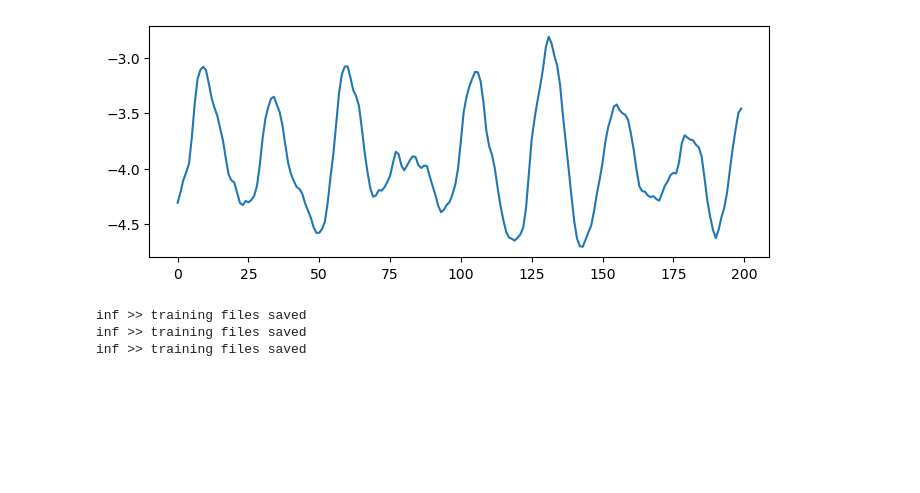
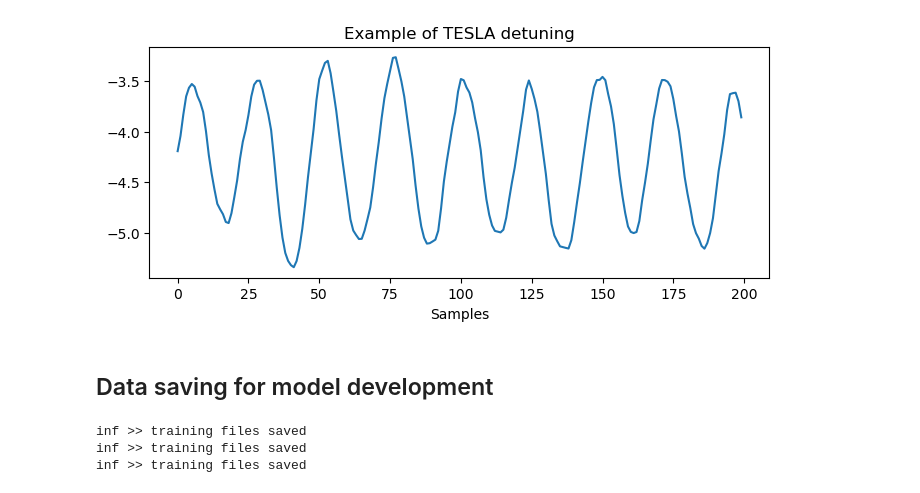
Before and after one commit to maalberg/kind, a Jupyter notebook: notebooks/baselines/01_baselines_tesla_data.ipynb, the cells around one changed output. Saved outputs shown, nothing was run; the diff lists cells and outputs as text; code cells hidden in the pictures; blank space fills up the shorter version.

Commit message:
add more oscillations to tesla data to better model stationary behavior

```diff
--- a/notebooks/baselines/01_baselines_tesla_data.ipynb
+++ b/notebooks/baselines/01_baselines_tesla_data.ipynb
@@ -45,59 +162,61 @@ plt.show()
 # %%
+# --! stationary snippets --!
 
-pos               = 400_100
-nsample           = 1_000
+pos               = 900_000
+nsample           = detuning_sim_nsample
 detuning_stat1    = rawdata[pos:pos+nsample, [1]]
 
-pos               = 626_200
-nsample           = 1_000
+pos               = 99_800
+nsample           = detuning_sim_nsample
 detuning_stat2    = rawdata[pos:pos+nsample, [1]]
 
-pos               = 700_200
-nsample           = 1_000
+pos               = 50_200
+nsample           = detuning_sim_nsample
 detuning_stat3    = rawdata[pos:pos+nsample, [1]]
 
-pos               = 709_800
-nsample           = 1_000
+pos               = 120_000
+nsample           = detuning_sim_nsample
 detuning_stat4    = rawdata[pos:pos+nsample, [1]]
 
-pos               = 100_000
-nsample           = 1_000
+pos               = 150_000
+nsample           = detuning_sim_nsample
 detuning_stat5    = rawdata[pos:pos+nsample, [1]]
 
-pos               = 900_000
-nsample           = 1_000
+pos               = 109_000
+nsample           = detuning_sim_nsample
 detuning_stat6    = rawdata[pos:pos+nsample, [1]]
 
+# --! transient snippets --!
+
 pos               = 804_000
-nsample           = 1_000
+nsample           = detuning_sim_nsample
 detuning_trans1   = rawdata[pos:pos+nsample, [1]]
 
-pos               = 120_000
-nsample           = 1_000
+pos               = 170_400
+nsample           = detuning_sim_nsample
 detuning_trans2   = rawdata[pos:pos+nsample, [1]]
 
-pos               = 170_000
-nsample           = 1_000
+pos               = 220_800
+nsample           = detuning_sim_nsample
 detuning_trans3   = rawdata[pos:pos+nsample, [1]]
 
-pos               = 200_000
-nsample           = 1_000
+pos               = 760_000
+nsample           = detuning_sim_nsample
 detuning_trans4   = rawdata[pos:pos+nsample, [1]]
 
-pos               = 220_000
-nsample           = 1_000
-detuning_trans5   = rawdata[pos:pos+nsample, [1]]
-
-pos               = 404_000
+# --! exemplify a snippet
+pos               = 109_000
 nsample           = 200
-
 rawdata_v         = rawdata[pos:pos+nsample, 1]
-
 plt.figure(figsize=(8, 3))
+plt.title('Example of TESLA detuning')
 plt.plot(rawdata_v)
+plt.xlabel('Samples')
 plt.show()
 # %% [output]
-[figure, old version]
+[figure, new version]
+# %% [markdown]
+## Data saving for model development
 # %%
 # --! assemble stationary, transient and mixed datasets --!
 
```
Also changed, not shown: parts of 11 cells of this notebook, 4 other files.
